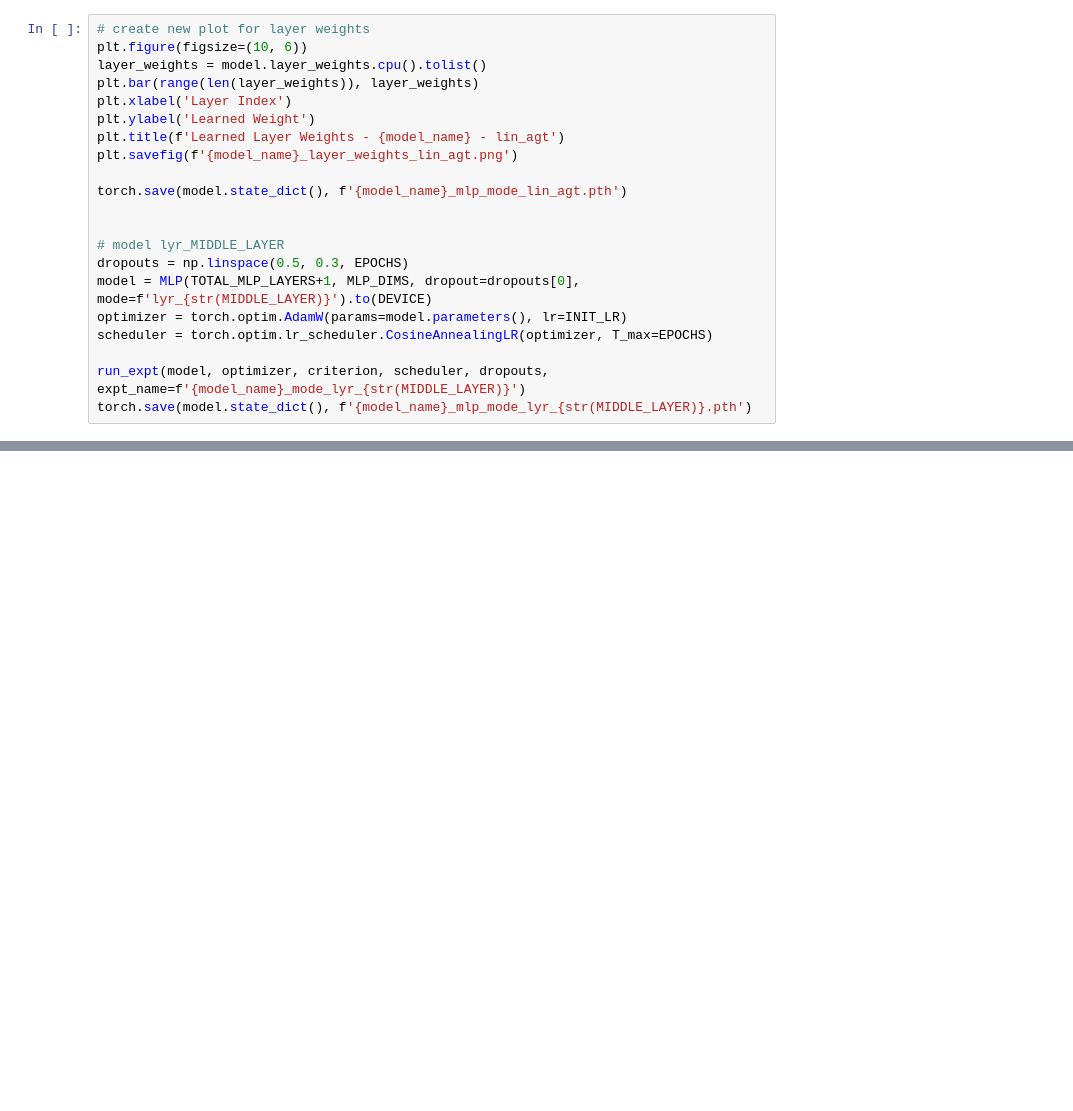
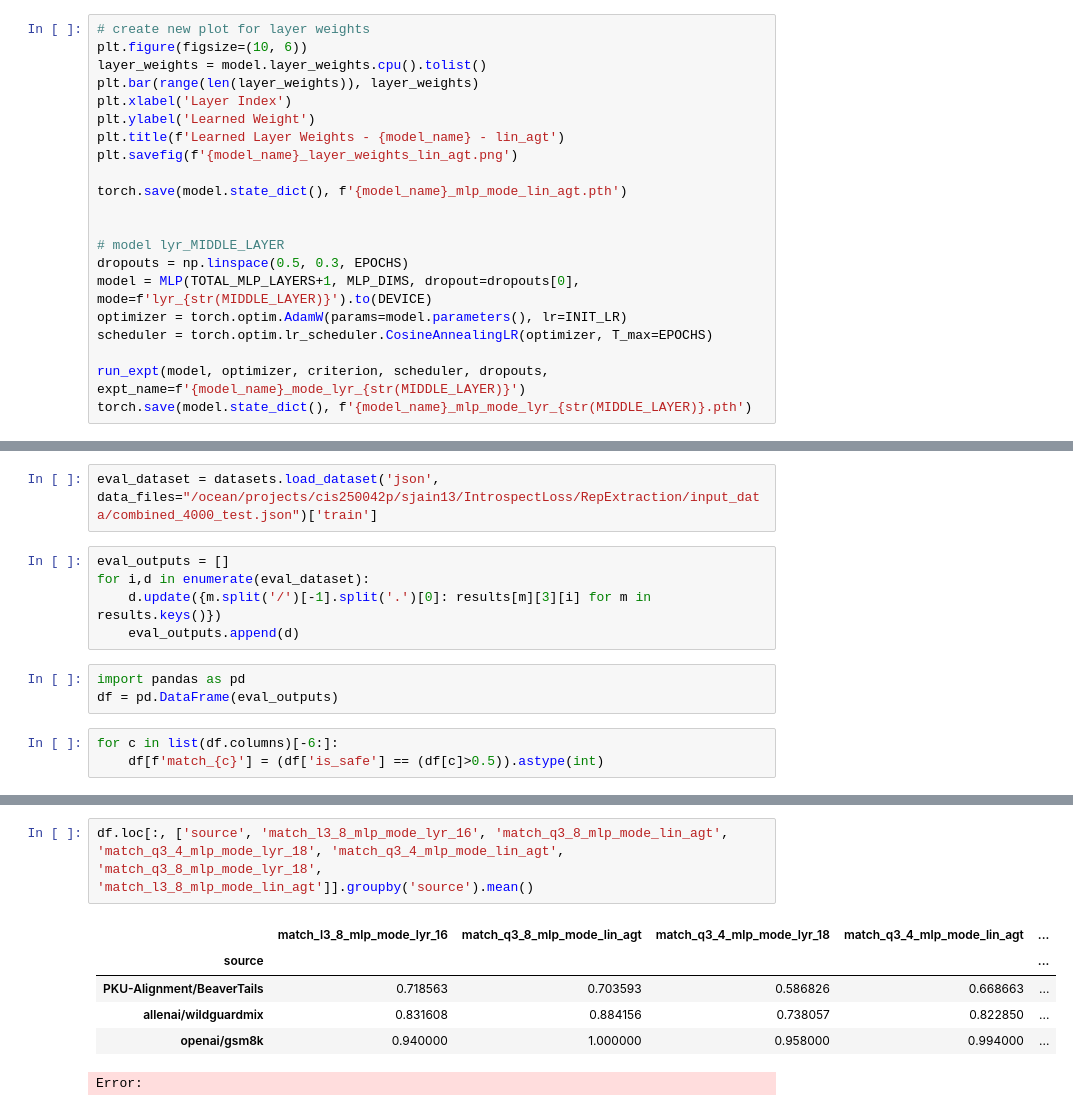
Before and after one commit to shreyjain711/IntrospectLoss, a Jupyter notebook: mlp_training/nb_main.ipynb, the cells around one changed output, grey strips where cells are left out. Cells and saved outputs as stored; diff of their text form; blank space fills up the shorter version.

```diff
--- a/mlp_training/nb_main.ipynb
+++ b/mlp_training/nb_main.ipynb
@@ -561,0 +512,13 @@ torch.save(model.state_dict(), f'{model_name}_mlp_mode_lyr_{str(MIDDLE_LAYER)}.p
+# %%
+eval_dataset = datasets.load_dataset('json', data_files="/ocean/projects/cis250042p/sjain13/IntrospectLoss/RepExtraction/input_data/combined_4000_test.json")['train']
+# %%
+eval_outputs = []
+for i,d in enumerate(eval_dataset):
+    d.update({m.split('/')[-1].split('.')[0]: results[m][3][i] for m in results.keys()})
+    eval_outputs.append(d)
+# %%
+import pandas as pd
+df = pd.DataFrame(eval_outputs)
+# %%
+for c in list(df.columns)[-6:]:
+    df[f'match_{c}'] = (df['is_safe'] == (df[c]>0.5)).astype(int)
@@ -561,0 +536,9 @@ torch.save(model.state_dict(), f'{model_name}_mlp_mode_lyr_{str(MIDDLE_LAYER)}.p
+# %%
+df.loc[:, ['source', 'match_l3_8_mlp_mode_lyr_16', 'match_q3_8_mlp_mode_lin_agt', 'match_q3_4_mlp_mode_lyr_18', 'match_q3_4_mlp_mode_lin_agt', 'match_q3_8_mlp_mode_lyr_18', 'match_l3_8_mlp_mode_lin_agt']].groupby('source').mean()
+# %% [output]
+|  | match_l3_8_mlp_mode_lyr_16 | match_q3_8_mlp_mode_lin_agt | match_q3_4_mlp_mode_lyr_18 | match_q3_4_mlp_mode_lin_agt | ... |
+| source |  |  |  |  | ... |
+| PKU-Alignment/BeaverTails | 0.718563 | 0.703593 | 0.586826 | 0.668663 | ... |
+| allenai/wildguardmix | 0.831608 | 0.884156 | 0.738057 | 0.822850 | ... |
+| openai/gsm8k | 0.940000 | 1.000000 | 0.958000 | 0.994000 | ... |
+Error:
```
Also changed, not shown: parts of 11 cells of this notebook, 18 other files.
